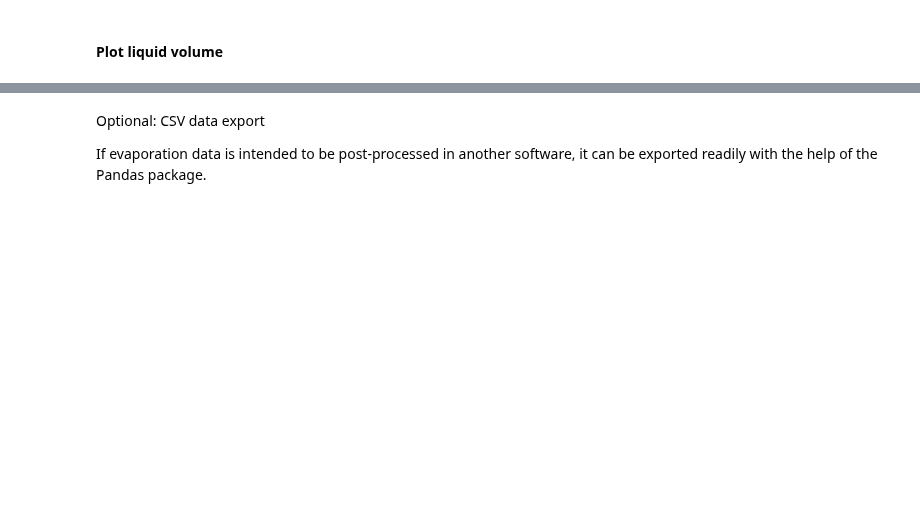
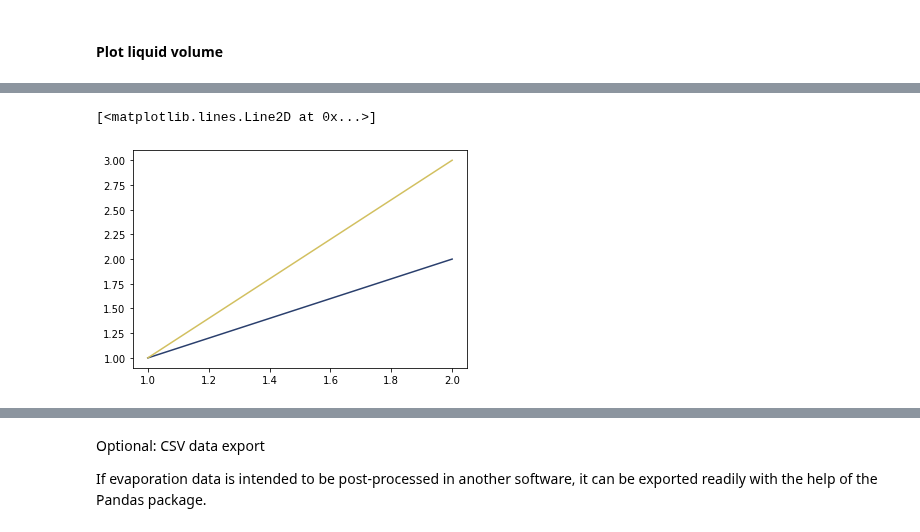
Before and after one commit to felipehuerta17/CryoEvap, a Jupyter notebook: notebooks/methane_large.ipynb, the cells around one changed output, grey strips where cells are left out. Saved outputs shown, nothing was run; the diff lists cells and outputs as text; code cells hidden in the pictures; blank space fills up the shorter version.

```diff
--- a/notebooks/methane_large.ipynb
+++ b/notebooks/methane_large.ipynb
@@ -148,3 +148,12 @@ large_tank.plot_V_L()
+# %%
+# Create a colormap
+cmap = plt.get_cmap('cividis')
+# %%
+plt.plot([1,2],[1,2], color = cmap(1/6))
+plt.plot([1,2],[1,3], color = cmap(5/6))
+# %% [output]
+[<matplotlib.lines.Line2D at 0x...>]
+[figure, added]
 # %%
 large_tank.plot_BOG(unit='kg/h')
 # %% [output]
```
Also changed, not shown: parts of 7 cells of this notebook, 2 other files.
